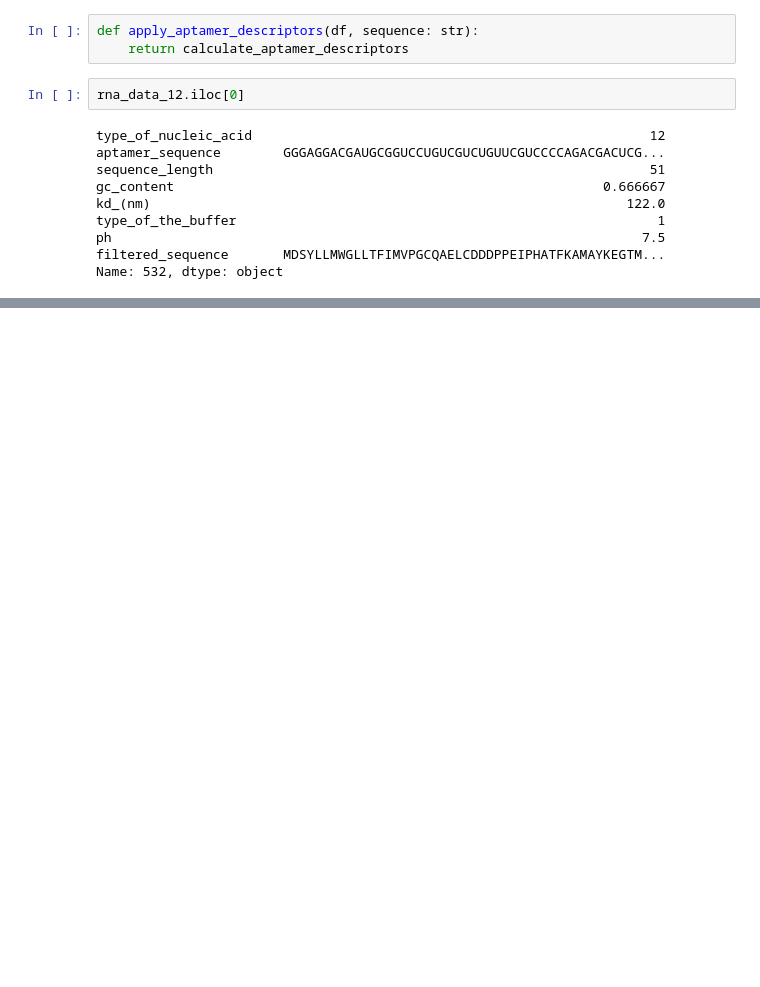
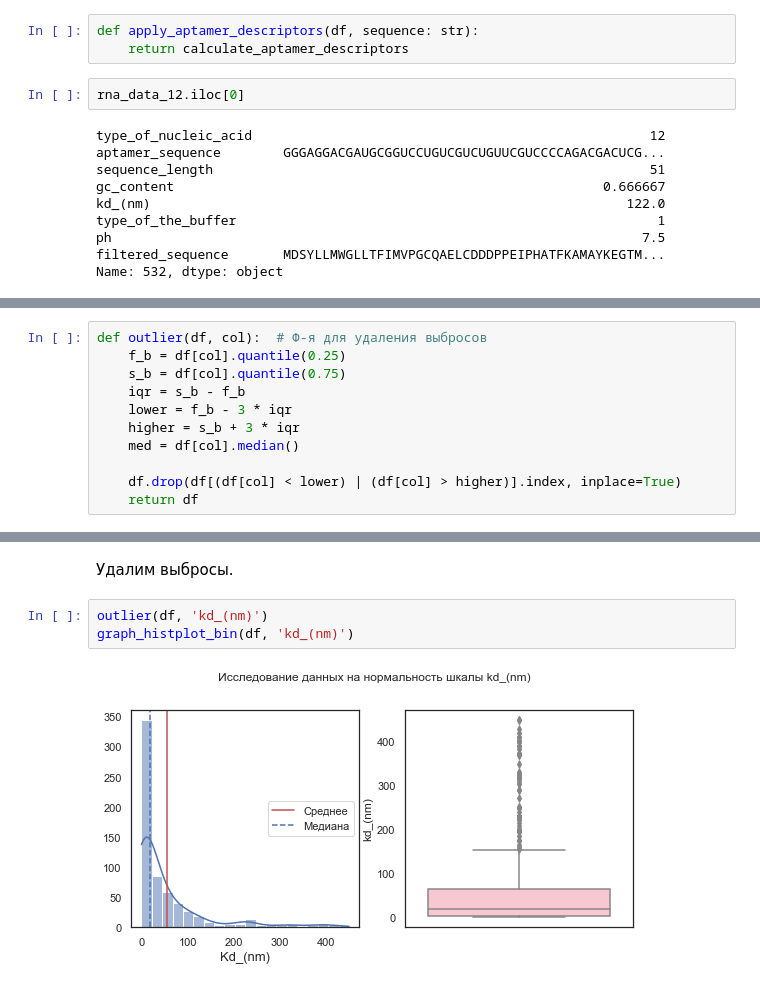
Before and after one commit to tame2tame/datacon, a Jupyter notebook: mini_task_2/task_2.ipynb, the cells around one changed output, grey strips where cells are left out. Drawn from its saved outputs; the diff is of its cells as text; blank space fills up the shorter version.

```diff
--- a/mini_task_2/task_2.ipynb
+++ b/mini_task_2/task_2.ipynb
@@ -107,0 +172,11 @@ assign
+# %%
+def outlier(df, col):  # Ф-я для удаления выбросов
+    f_b = df[col].quantile(0.25)
+    s_b = df[col].quantile(0.75)
+    iqr = s_b - f_b
+    lower = f_b - 3 * iqr
+    higher = s_b + 3 * iqr
+    med = df[col].median()
+
+    df.drop(df[(df[col] < lower) | (df[col] > higher)].index, inplace=True)
+    return df
@@ -107,0 +217,7 @@ assign
+# %% [markdown]
+Удалим выбросы.
+# %%
+outlier(df, 'kd_(nm)')
+graph_histplot_bin(df, 'kd_(nm)')
+# %% [output]
+[figure, added]
```
Also changed, not shown: parts of 16 cells of this notebook, 1 other file.
